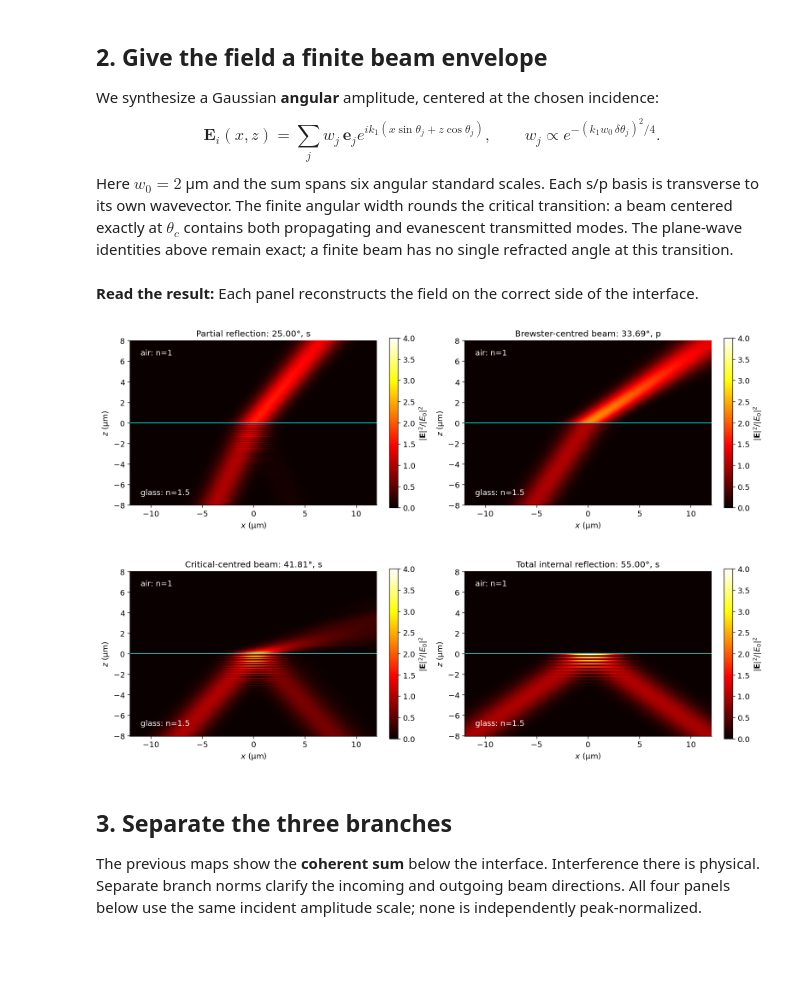
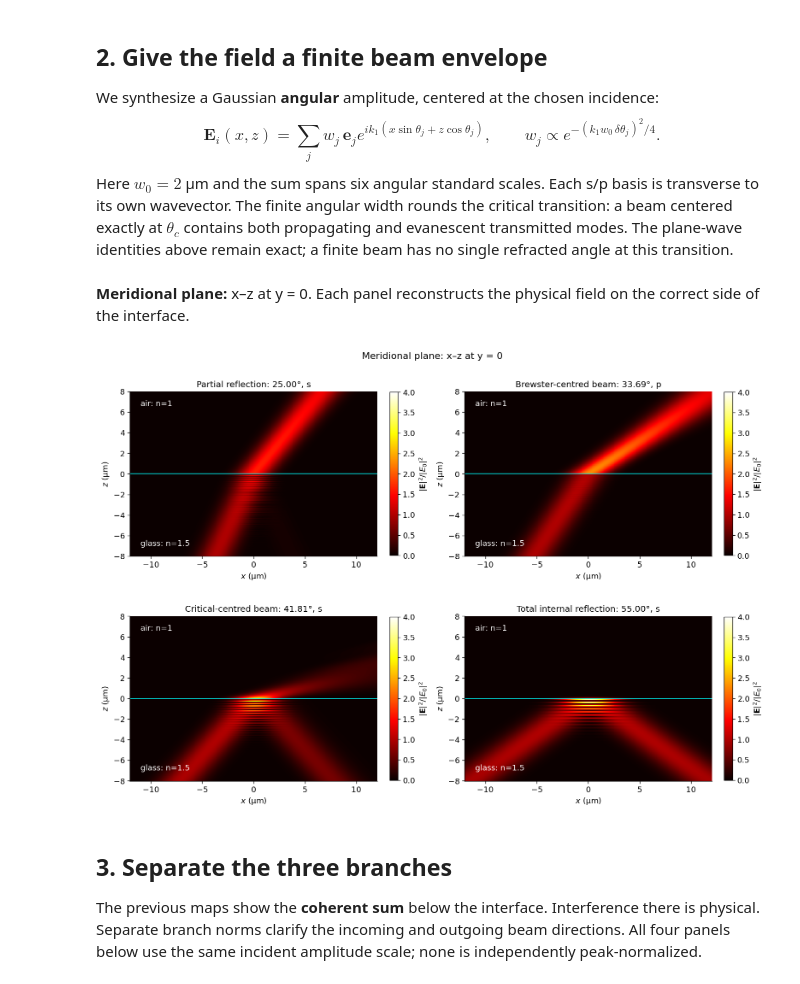
Before and after one commit to blancusjh/vecdiff, a Jupyter notebook: docs/notebooks/02_fresnel_boundaries.ipynb, the cells around one changed output. Drawn from its saved outputs; the diff is of its cells as text; code cells hidden in the pictures; blank space fills up the shorter version.

Commit message:
Separate focal and meridional notebook figures

```diff
--- a/docs/notebooks/02_fresnel_boundaries.ipynb
+++ b/docs/notebooks/02_fresnel_boundaries.ipynb
@@ -226,40 +226,42 @@ cases = [
     (55.0, "s", "Total internal reflection"),
 ]
 beam_results = []
-# %% [markdown]
-**Read the result:** Each panel reconstructs the field on the correct side of the interface.
-# %%
-fig, axes = plt.subplots(2, 2, figsize=(13, 9), layout="constrained")
-
-for ax, (angle, pol, title) in zip(axes.flat, cases):
-    incoming = beam(angle, pol)
-    out = interface_transform(incoming, interface)
-    e = np.empty(points.shape, complex)
-    ei, hi = incoming.evaluate(points[lower])
-    er, hr = out.reflected.evaluate(points[lower])
-    et, ht = out.transmitted.evaluate(
-        points[~lower]
-    )  # Never continue growing evanescent waves into z<0.
-    e[lower] = ei + er
-    e[~lower] = et
-    scalar_map(
-        fig,
-        ax,
-        np.sum(abs(e) ** 2, axis=-1),
-        x,
-        z,
-        f"{title}: {angle:.2f}°, {pol}",
-        vmax=4,
-    )
-    ax.axhline(0, color="cyan", lw=1)
-    ax.text(-11, 6.6, "air: n=1", color="white")
-    ax.text(-11, -7, "glass: n=1.5", color="white")
-    ax.set_aspect("equal")
-    beam_results.append((incoming, out, e))
-
-show(fig, "02_beam_refraction_tir")
-# %% [output]
-[figure, removed]
+# %% [markdown]
+**Meridional plane:** x–z at y = 0. Each panel reconstructs the physical
+field on the correct side of the interface.
+# %%
+fig, axes = plt.subplots(2, 2, figsize=(13, 9), layout="constrained")
+fig.suptitle("Meridional plane: x–z at y = 0")
+
+for ax, (angle, pol, title) in zip(axes.flat, cases):
+    incoming = beam(angle, pol)
+    out = interface_transform(incoming, interface)
+    e = np.empty(points.shape, complex)
+    ei, hi = incoming.evaluate(points[lower])
+    er, hr = out.reflected.evaluate(points[lower])
+    et, ht = out.transmitted.evaluate(
+        points[~lower]
+    )  # Never continue growing evanescent waves into z<0.
+    e[lower] = ei + er
+    e[~lower] = et
+    scalar_map(
+        fig,
+        ax,
+        np.sum(abs(e) ** 2, axis=-1),
+        x,
+        z,
+        f"{title}: {angle:.2f}°, {pol}",
+        vmax=4,
+    )
+    ax.axhline(0, color="cyan", lw=1)
+    ax.text(-11, 6.6, "air: n=1", color="white")
+    ax.text(-11, -7, "glass: n=1.5", color="white")
+    ax.set_aspect("equal")
+    beam_results.append((incoming, out, e))
+
+show(fig, "02_beam_refraction_tir")
+# %% [output]
+[figure, added]
 # %% [markdown]
 ## 3. Separate the three branches
 
```
Also changed, not shown: parts of 4 cells of this notebook, 16 other files.
